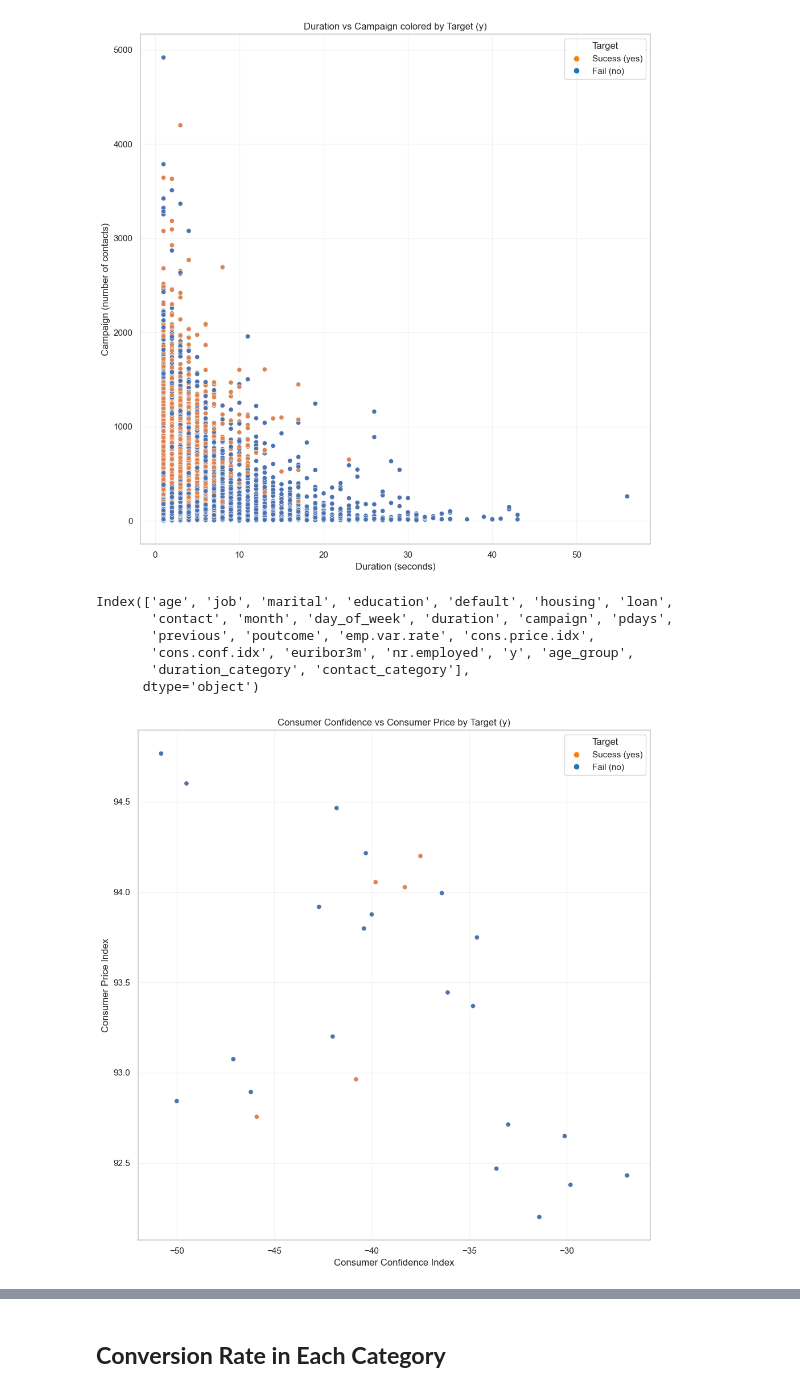
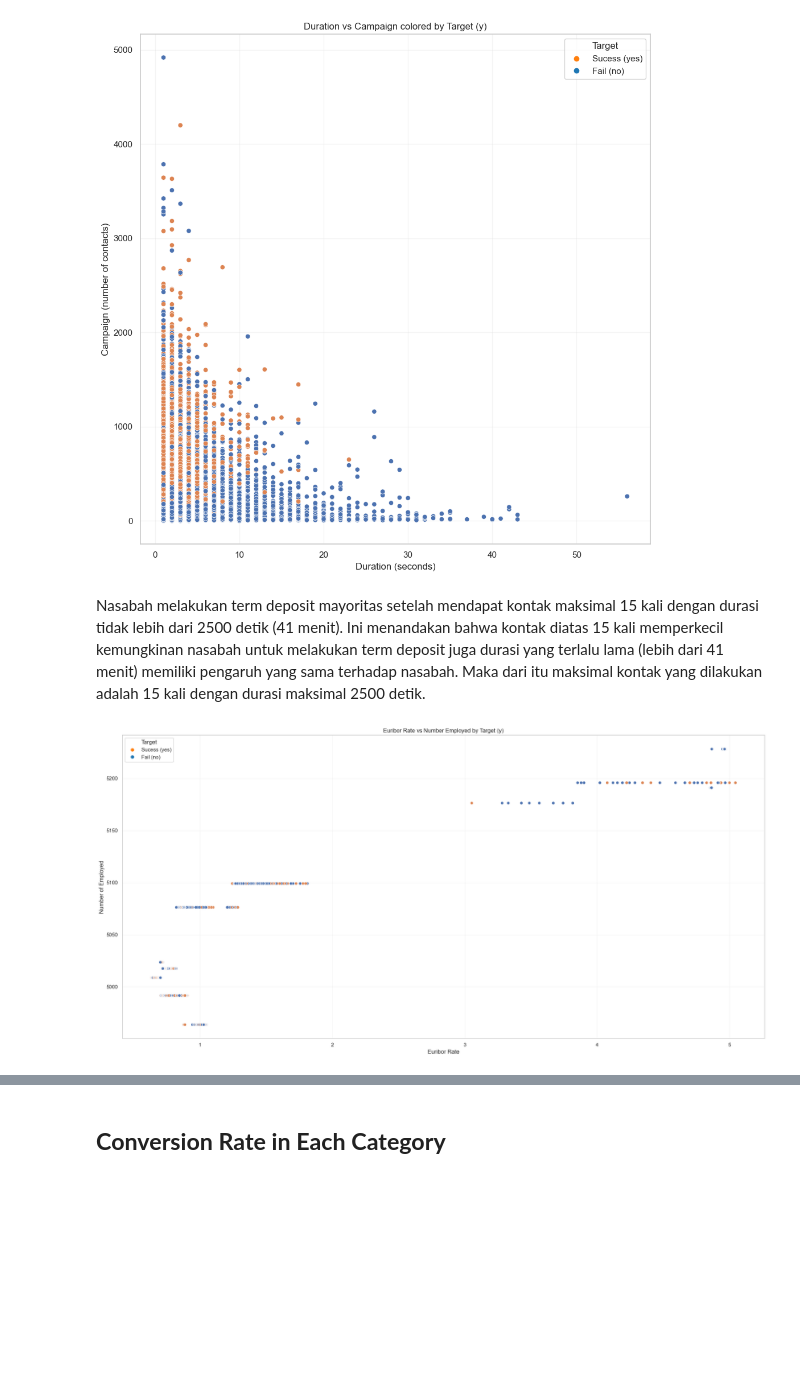
Before and after one commit to akmalraafid25/BetaGroup_JC_DS_OL_FinalProject, a Jupyter notebook: FinalProject.ipynb, the cells around one changed output, grey strips where cells are left out. Drawn from its saved outputs; the diff is of its cells as text; code cells hidden in the pictures; blank space fills up the shorter version.

```diff
--- a/FinalProject.ipynb
+++ b/FinalProject.ipynb
@@ -704,39 +702,32 @@ plt.tight_layout()
 plt.show()
 # %% [output]
 [figure]
-# %%
-df.columns
-# %% [output]
-Index(['age', 'job', 'marital', 'education', 'default', 'housing', 'loan',
-       'contact', 'month', 'day_of_week', 'duration', 'campaign', 'pdays',
-       'previous', 'poutcome', 'emp.var.rate', 'cons.price.idx',
-       'cons.conf.idx', 'euribor3m', 'nr.employed', 'y', 'age_group',
-       'duration_category', 'contact_category'],
-      dtype='object')
+# %% [markdown]
+Nasabah melakukan term deposit mayoritas setelah mendapat kontak maksimal 15 kali dengan durasi tidak lebih dari 2500 detik (41 menit). Ini menandakan bahwa kontak diatas 15 kali memperkecil kemungkinan nasabah untuk melakukan term deposit juga durasi yang terlalu lama (lebih dari 41 menit) memiliki pengaruh yang sama terhadap nasabah. Maka dari itu maksimal kontak yang dilakukan adalah 15 kali dengan durasi maksimal 2500 detik.
 # %%
 from matplotlib.lines import Line2D
 color_map = {'yes': 'tab:green', 'no': 'tab:red'}
 colors = df['y'].map(color_map)
 
 # ==== Plot ====
-plt.figure(figsize=(10, 10))
-sns.scatterplot(data=df, x = 'cons.conf.idx', y = 'cons.price.idx', hue='y')
+plt.figure(figsize=(20, 10))
+sns.scatterplot(data=df, x = 'euribor3m', y = 'nr.employed', hue='y')
 
-plt.title('Consumer Confidence vs Consumer Price by Target (y)')
-plt.xlabel('Consumer Confidence Index')
-plt.ylabel('Consumer Price Index')
+plt.title('Euribor Rate vs Number Employed by Target (y)')
+plt.xlabel('Euribor Rate')
+plt.ylabel('Number of Employed')
 plt.grid(True, alpha=0.2)
 
 # Legend manual
 legend_elements = [
     Line2D([0], [0], marker='o', color='w', label='Sucess (yes)',
            markerfacecolor='tab:orange', markersize=8),
     Line2D([0], [0], marker='o', color='w', label='Fail (no)',
            markerfacecolor='tab:blue', markersize=8)
 ]
 plt.legend(handles=legend_elements, title='Target')
 
 plt.tight_layout()
 plt.show()
 # %% [output]
-[figure, old version]
+[figure, new version]
```
Also changed, not shown: parts of 12 cells of this notebook.
